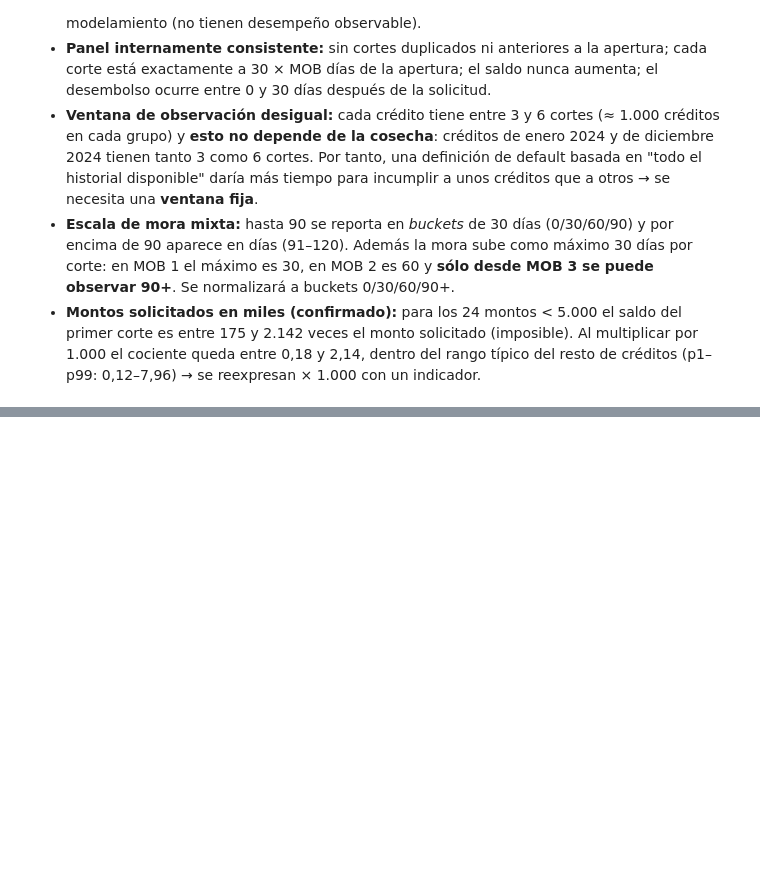
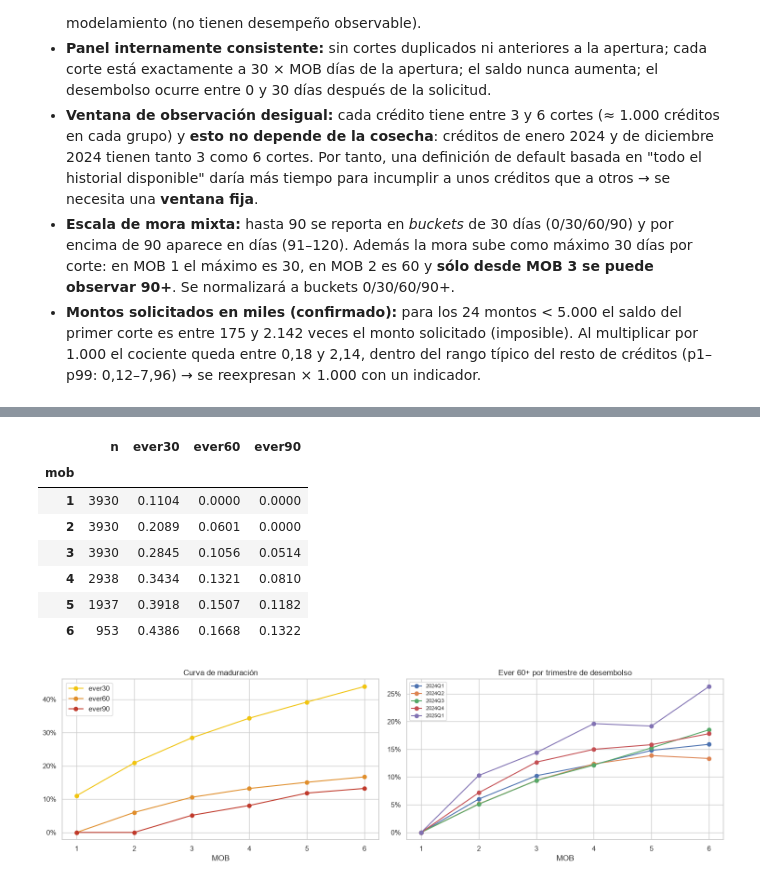
Before and after one commit to maisaarial/prueba-nequi, a Jupyter notebook: notebooks/01_modelo_pd_thin_file.ipynb, the cells around one changed output, grey strips where cells are left out. Drawn from its saved outputs; the diff is of its cells as text; code cells hidden in the pictures; blank space fills up the shorter version.

Commit message:
feat: Construcción de la variable default: cosechas, sensibilidad y roll rates

```diff
--- a/notebooks/01_modelo_pd_thin_file.ipynb
+++ b/notebooks/01_modelo_pd_thin_file.ipynb
@@ -584,0 +592,4 @@ Mismo ratio con monto × 1000: {'min': 0.18, '50%': 0.46, 'max': 2.14}
+# %%
+car["mora_bucket"] = np.minimum(car["altura_mora"], 90)
+car_ok = car[car.application_id.isin(desemb)].copy()
+print("Créditos con desempeño y variables:", car_ok.application_id.nunique())
@@ -584,0 +604,31 @@ Mismo ratio con monto × 1000: {'min': 0.18, '50%': 0.46, 'max': 2.14}
+# %%
+ever = car_ok.copy()
+ever["max_mora_hasta_mob"] = ever.groupby("application_id")["mora_bucket"].cummax()
+vint = ever.groupby("mob").agg(
+    n=("application_id", "size"),
+    ever30=("max_mora_hasta_mob", lambda s: (s >= 30).mean()),
+    ever60=("max_mora_hasta_mob", lambda s: (s >= 60).mean()),
+    ever90=("max_mora_hasta_mob", lambda s: (s >= 90).mean()))
+display(vint.round(4))
+
+fig, ax = plt.subplots(1, 2, figsize=(15, 4.5))
+for c, col in zip(["ever30", "ever60", "ever90"], ["#F1C40F", "#E08E2B", "#C0392B"]):
+    ax[0].plot(vint.index, vint[c], marker="o", label=c, color=col)
+ax[0].set_title("Curva de maduración"); ax[0].set_xlabel("MOB"); ax[0].legend()
+ever["trimestre"] = ever.fecha_apertura.dt.to_period("Q").astype(str)
+for q, g in ever.groupby("trimestre"):
+    curva = g.groupby("mob")["max_mora_hasta_mob"].apply(lambda s: (s >= 60).mean())
+    ax[1].plot(curva.index, curva.values, marker="o", label=q)
+ax[1].set_title("Ever 60+ por trimestre de desembolso"); ax[1].set_xlabel("MOB"); ax[1].legend(fontsize=8)
+for a in ax: a.yaxis.set_major_formatter(plt.FuncFormatter(lambda v, _: f"{v:.0%}"))
+plt.tight_layout(); plt.show()
+# %% [output]
+|  | n | ever30 | ever60 | ever90 |
+| mob |  |  |  |  |
+| 1 | 3930 | 0.1104 | 0.0000 | 0.0000 |
+| 2 | 3930 | 0.2089 | 0.0601 | 0.0000 |
+| 3 | 3930 | 0.2845 | 0.1056 | 0.0514 |
+| 4 | 2938 | 0.3434 | 0.1321 | 0.0810 |
+| 5 | 1937 | 0.3918 | 0.1507 | 0.1182 |
+| 6 | 953 | 0.4386 | 0.1668 | 0.1322 |
+[figure, added]
```
Also changed, not shown: parts of 13 cells of this notebook.
